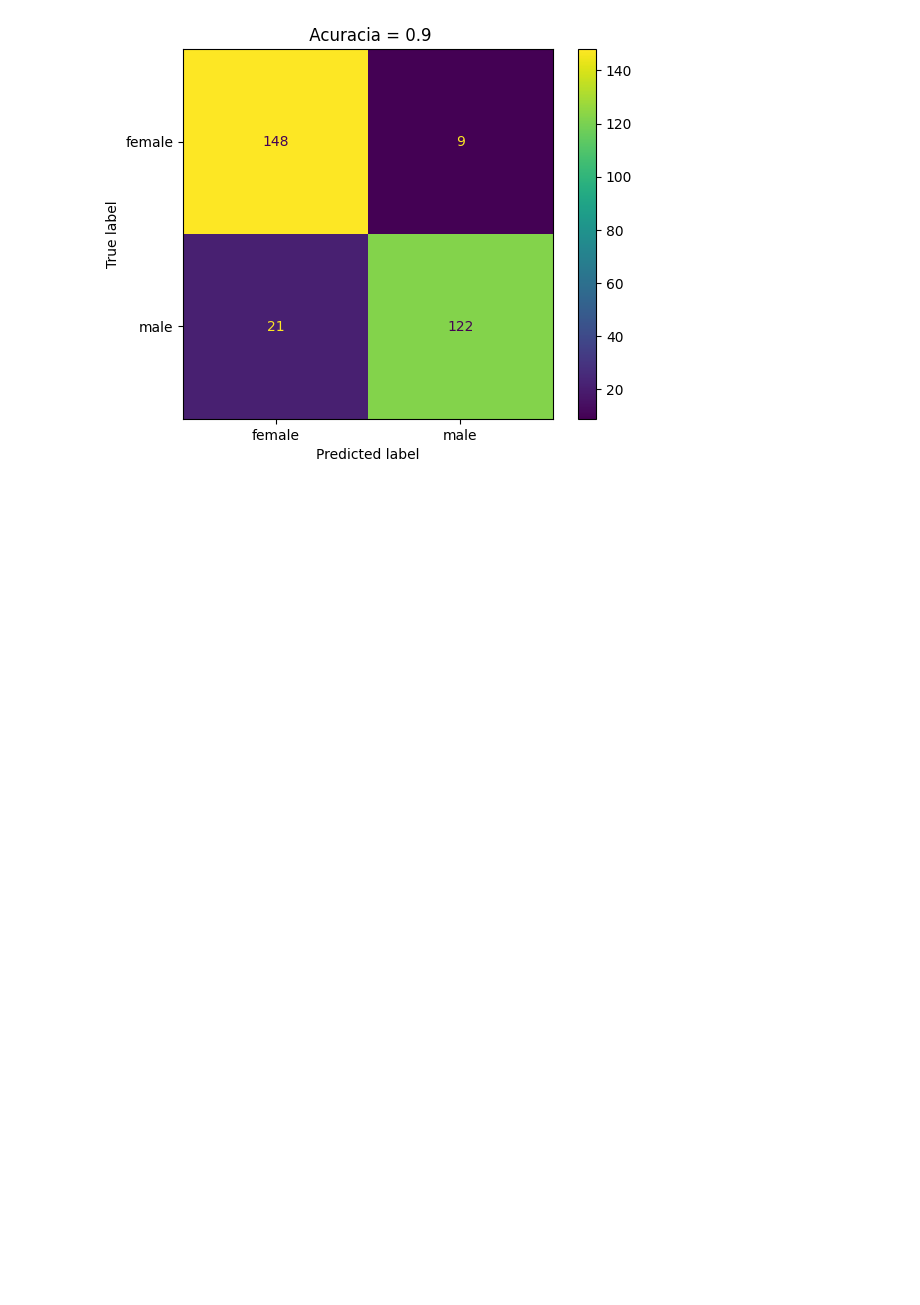
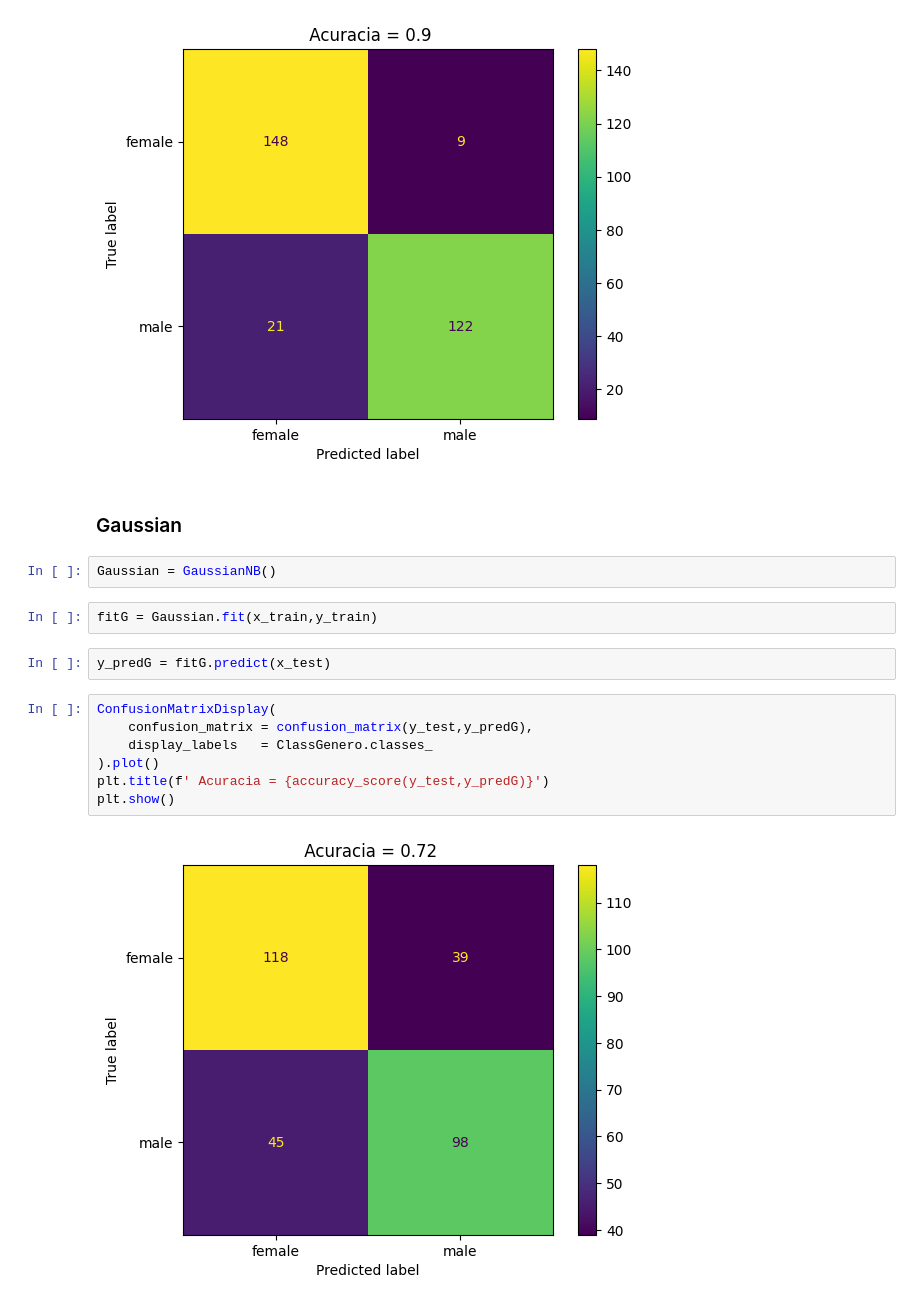
Before and after one commit to kaladabrio2020/DesempenhoNaEscola, a Jupyter notebook: Analise.ipynb, the cells around one changed output. Saved outputs shown, nothing was run; the diff lists cells and outputs as text; blank space fills up the shorter version.

```diff
--- a/Analise.ipynb
+++ b/Analise.ipynb
@@ -197,4 +198,19 @@ plt.show()
 # %% [output]
 [figure]
 # %% [markdown]
-###
+### Gaussian
+# %%
+Gaussian = GaussianNB()
+# %%
+fitG = Gaussian.fit(x_train,y_train)
+# %%
+y_predG = fitG.predict(x_test)
+# %%
+ConfusionMatrixDisplay(
+    confusion_matrix = confusion_matrix(y_test,y_predG),
+    display_labels   = ClassGenero.classes_
+).plot()
+plt.title(f' Acuracia = {accuracy_score(y_test,y_predG)}')
+plt.show()
+# %% [output]
+[figure, added]
```
Also changed, not shown: parts of 4 cells of this notebook.
